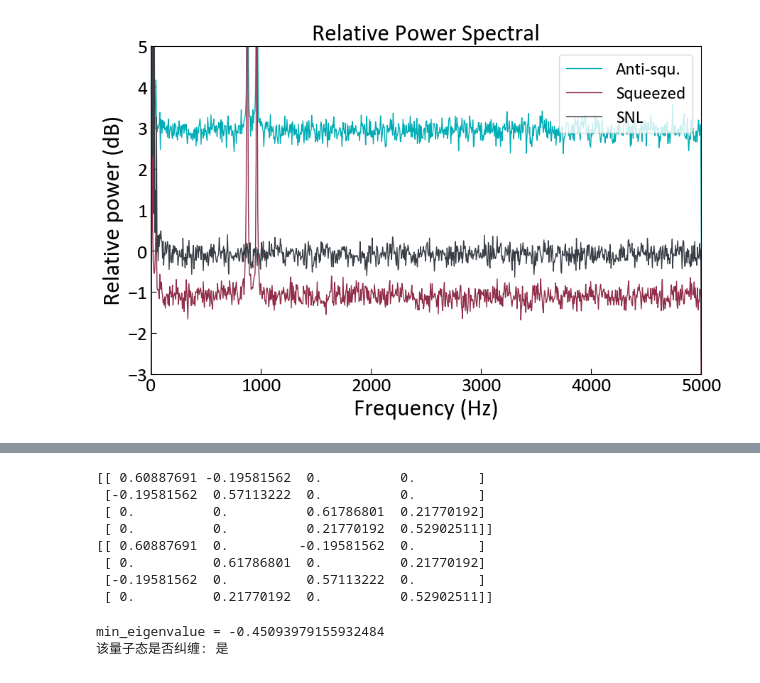
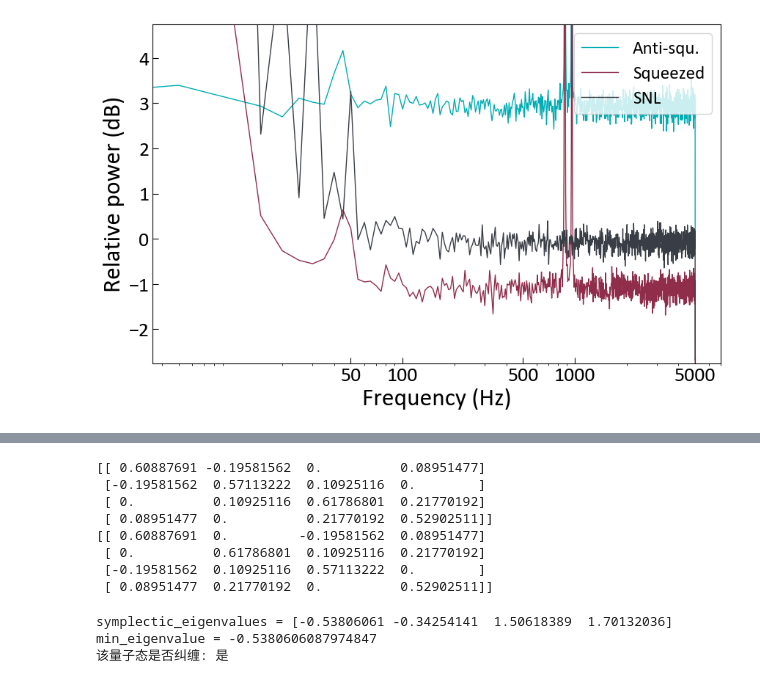
Before and after one commit to kiiichi/python-learning, a Jupyter notebook: DataAE/paper/绘图计算协方差矩阵.ipynb, the cells around one changed output, grey strips where cells are left out. Saved outputs shown, nothing was run; the diff lists cells and outputs as text; code cells hidden in the pictures.

```diff
--- a/DataAE/paper/绘图计算协方差矩阵.ipynb
+++ b/DataAE/paper/绘图计算协方差矩阵.ipynb
@@ -33,37 +33,47 @@ plt.show()
 # %%
 # Plot
-yrange = 8
+yrange = 7.5
 yref = 1
 plt.figure(figsize=(10, 6))
 plt.plot(testdata_freq['frequency'], testdata_freq['P1+P2']+59, color='#00adb5ff', linestyle='-', lw=1, label='Anti-squ.')
 # plt.plot(testdata_freq['frequency'], testdata_freq['X1+X2(2)'], label='X1+X2(2)')
 plt.plot(testdata_freq['frequency'], testdata_freq['P1-P2']+59, color='#902d4aff', linestyle='-', lw=1, label='Squeezed')
 # plt.plot(testdata_freq['frequency'], testdata_freq['P1-P2(2)'], label='P1-P2(2)')
 plt.plot(testdata_freq['frequency'], testdata_freq['SNL']+59, color='#393e46ff', linestyle='-', lw=1, label='SNL')
 
 
 # 设置字体和字体大小
 title_font = {'family': 'calibri', 'color':  'black', 'weight': 'normal', 'size': 24}
 label_font = {'family': 'calibri', 'color':  'black', 'weight': 'normal', 'size': 24}
 # 设置图例字体
 legend_font = FontProperties(family='calibri', weight='normal', size=18)
 # 设置刻度字体
 plt.xticks(fontsize=20, fontname='calibri', weight='normal', color='black')  # 设置x轴刻度字体
 plt.yticks(fontsize=20, fontname='calibri', weight='normal', color='black')  # 设置y轴刻度字体
 # 设置刻度线向内
 plt.tick_params(axis='both', direction='in', length=6)  # 轴 'both' 表示x轴和y轴都应用此设置，direction='in' 表示刻度线向内，length=6 设置刻度线长度
 
-plt.title('Relative Power Spectral', fontdict=title_font)
+# plt.title('Relative Power Spectral', fontdict=title_font)
 plt.xlabel('Frequency (Hz)', fontdict=label_font)
 plt.ylabel('Relative power (dB)', fontdict=label_font)
-plt.xlim(0,5000)
+
+# 对数坐标
+plt.xscale('log')
+# plt.xlim(50, 5000)
+# x_ticks = [50, 100, 500, 1000, 5000]  # 对数坐标的刻度位置
+x_labels = ['50', '100', '500', '1000', '5000']  # 对应的标签
+plt.xticks(ticks=x_ticks, labels=x_labels)
+
+# 线性坐标
+# plt.xlim(0,5000)
+
 plt.ylim(yref-yrange/2, yref+yrange/2)
 plt.legend(prop=legend_font, loc='upper right')
 # plt.grid(True)
-plt.savefig('data/24.11.13/压缩频域.png', format='png', dpi=300)  # 可选择 'pdf' 或 'svg' 等格式
+plt.savefig('data/2025.2.24longtime/压缩频域.svg', format='svg', dpi=300)  # 可选择 'pdf' 或 'svg' 等格式
 plt.show()
 # %% [output]
-[figure, old version]
+[figure, new version]
 # %%
 variances_raw = testdata_time.iloc[:, 1:].var()
 variances = variances_raw / variances_raw['SNL']
@@ -101,6 +111,22 @@ matrix_qqpp[1, 0] = matrix_qqpp[0, 1]
 matrix_qqpp[2, 3] = (-variances['P1-P2'] + variances['P1'] + variances['P2'])/2
 # matrix_qqpp[2, 3] = (variances['P1+P2'] - variances['P1'] - variances['P2'])/2
 matrix_qqpp[3, 2] = matrix_qqpp[2, 3]
+
+# matrix_qqpp[0, 2] = (-variances['X1-P1'] + variances['X1'] + variances['P2'])/2
+# # matrix_qqpp[0, 2] = (variances['X1+P1'] - variances['X1'] - variances['P2'])/2
+# matrix_qqpp[2, 0] = matrix_qqpp[0, 2]
+# matrix_qqpp[1, 3] = (-variances['X2-P2'] + variances['X2'] + variances['P2'])/2
+# # matrix_qqpp[1, 3] = (variances['X2+P2'] - variances['X2'] - variances['P2'])/2
+# matrix_qqpp[3, 1] = matrix_qqpp[1, 3]
+
+matrix_qqpp[0, 3] = (-variances['X1-P2'] + variances['X1'] + variances['P2'])/2
+# matrix_qqpp[0, 3] = (variances['X1+P2'] - variances['X1'] - variances['P2'])/2
+matrix_qqpp[3, 0] = matrix_qqpp[0, 3]
+matrix_qqpp[1, 2] = (-variances['P1-X2'] + variances['P1'] + variances['X2'])/2
+# matrix_qqpp[1, 2] = (variances['P1+X2'] - variances['P1'] - variances['X2'])/2
+matrix_qqpp[2, 1] = matrix_qqpp[1, 2]
+
+
 print(matrix_qqpp)
 
 matrix_qpqp[0, 0] = matrix_qqpp[0, 0]
@@ -121,14 +147,14 @@ matrix_qpqp[3, 2] = matrix_qqpp[3, 1]
 matrix_qpqp[3, 3] = matrix_qqpp[3, 3]
 print(matrix_qpqp)
 # %% [output]
-[[ 0.60887691 -0.19581562  0.          0.        ]
- [-0.19581562  0.57113222  0.          0.        ]
- [ 0.          0.          0.61786801  0.21770192]
- [ 0.          0.          0.21770192  0.52902511]]
-[[ 0.60887691  0.         -0.19581562  0.        ]
- [ 0.          0.61786801  0.          0.21770192]
- [-0.19581562  0.          0.57113222  0.        ]
- [ 0.          0.21770192  0.          0.52902511]]
+[[ 0.60887691 -0.19581562  0.          0.08951477]
+ [-0.19581562  0.57113222  0.10925116  0.        ]
+ [ 0.          0.10925116  0.61786801  0.21770192]
+ [ 0.08951477  0.          0.21770192  0.52902511]]
+[[ 0.60887691  0.         -0.19581562  0.08951477]
+ [ 0.          0.61786801  0.10925116  0.21770192]
+ [-0.19581562  0.10925116  0.57113222  0.        ]
+ [ 0.08951477  0.21770192  0.          0.52902511]]
 # %%
 def is_entangled(cov_matrix):
     """判断一个双模协方差矩阵是否符合 PPT 判据（是否纠缠）。
@@ -150,6 +176,7 @@ def is_entangled(cov_matrix):
 
     # 计算 (V_ppt + i * Omega) 的最小特征值
     symplectic_eigenvalues = np.linalg.eigvalsh(cov_ppt + 1j * Omega)
+    print(f"symplectic_eigenvalues = {symplectic_eigenvalues}")
     min_eigenvalue = np.min(symplectic_eigenvalues)
     print(f"min_eigenvalue = {min_eigenvalue}")
     entangled = min_eigenvalue < 0
@@ -160,5 +187,6 @@ def is_entangled(cov_matrix):
 # 检查该态是否纠缠
 min_eigenvalue = is_entangled(matrix_qpqp)
 # %% [output]
-min_eigenvalue = -0.45093979155932484
+symplectic_eigenvalues = [-0.53806061 -0.34254141  1.50618389  1.70132036]
+min_eigenvalue = -0.5380606087974847
 该量子态是否纠缠: 是
```
Also changed, not shown: parts of 4 cells of this notebook, 3 other files.
